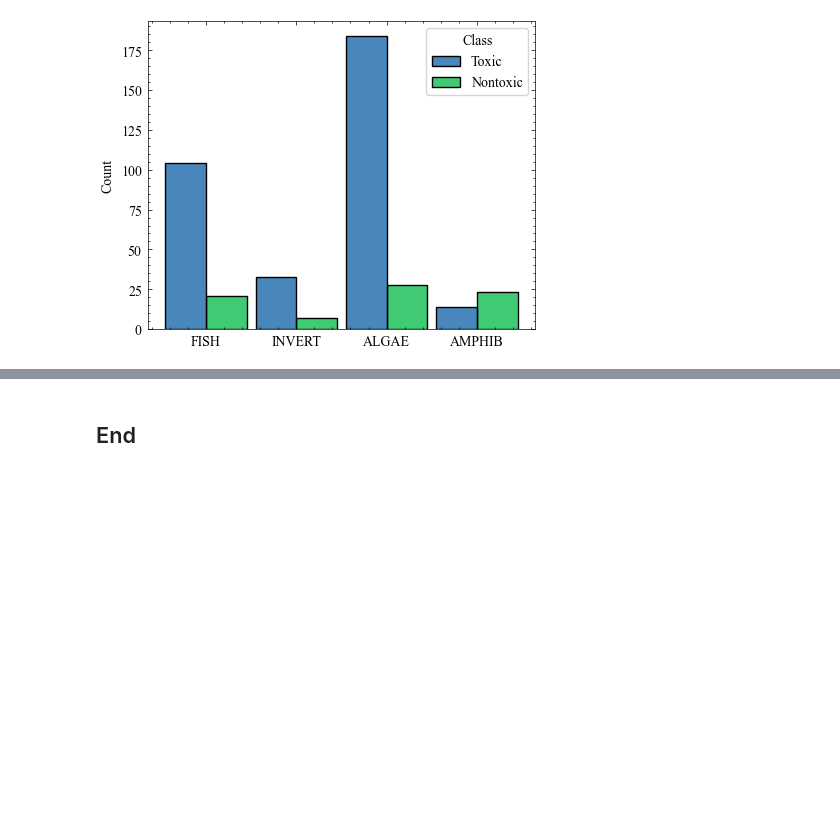
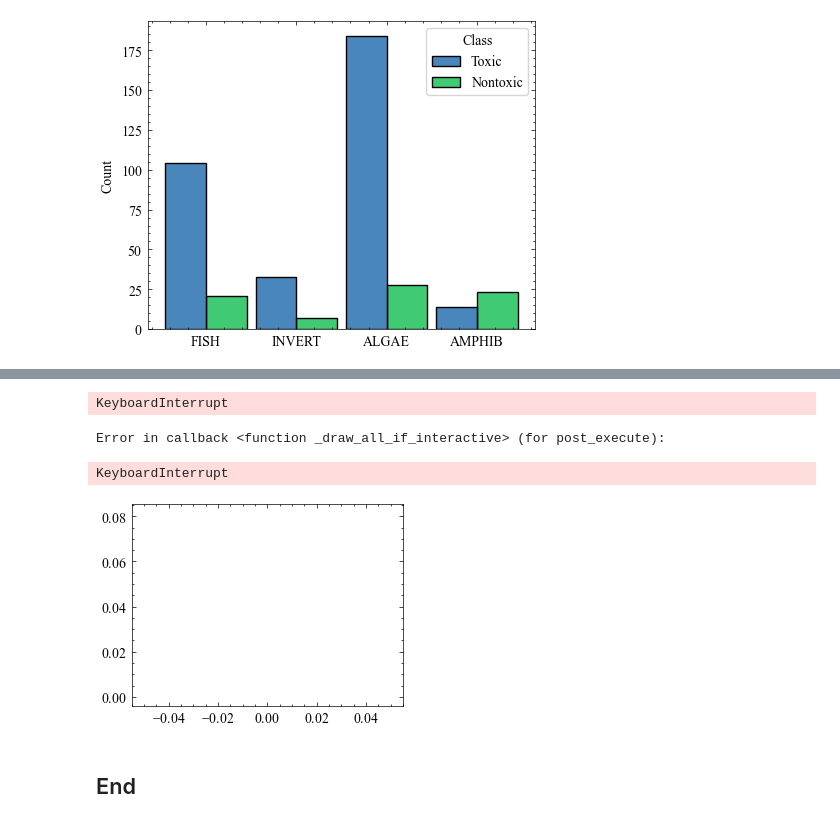
Before and after one commit to pyMakSid/EcoToxicityMachineLearning, a Jupyter notebook: notebooks/3. Plots.ipynb, the cells around one changed output, grey strips where cells are left out. Saved outputs shown, nothing was run; the diff lists cells and outputs as text; code cells hidden in the pictures; blank space fills up the shorter version.

```diff
--- a/notebooks/3. Plots.ipynb
+++ b/notebooks/3. Plots.ipynb
@@ -84,2 +109,9 @@ plt.show()
+# %%
+sns.lineplot(df_raw.iloc[0:1, 18:])
+# %% [output]
+KeyboardInterrupt
+Error in callback <function _draw_all_if_interactive> (for post_execute):
+KeyboardInterrupt
+[figure, added]
 # %% [markdown]
 ## End
```
Also changed, not shown: parts of 3 cells of this notebook, 3 other files.
